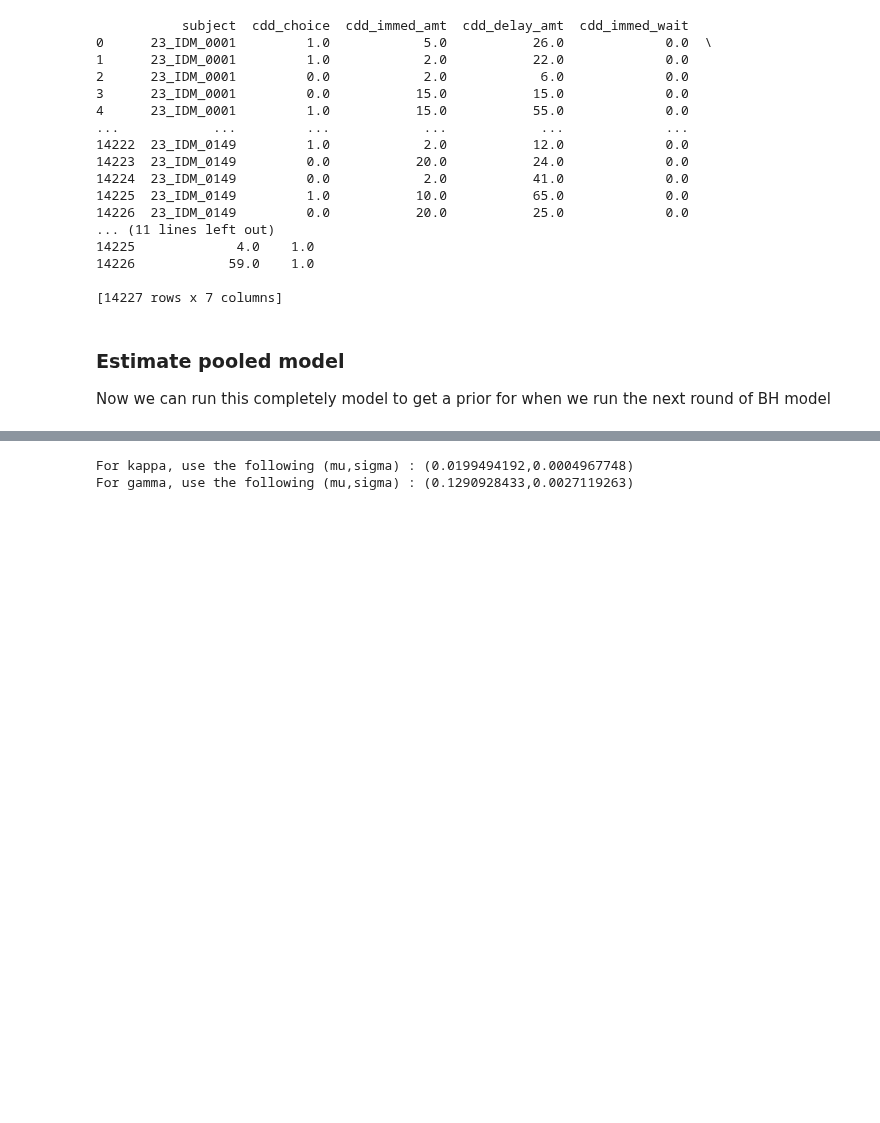
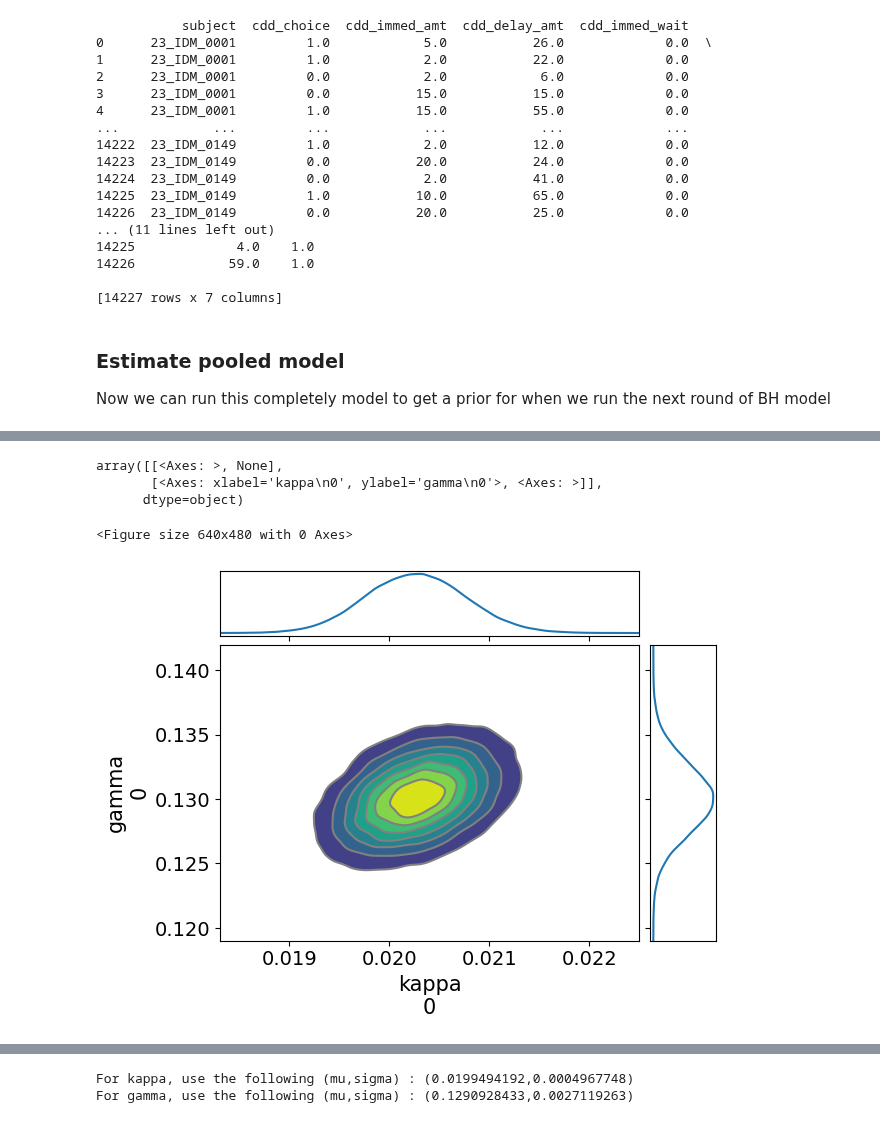
Before and after one commit to CDN-Lab/BH_model, a Jupyter notebook: complete_pool_as_prior.ipynb, the cells around one changed output, grey strips where cells are left out. Saved outputs shown, nothing was run; the diff lists cells and outputs as text; code cells hidden in the pictures; blank space fills up the shorter version.

```diff
--- a/complete_pool_as_prior.ipynb
+++ b/complete_pool_as_prior.ipynb
@@ -142,0 +138,9 @@ KeyError: 'cdd_trial_resp.corr'
+# %%
+plt.figure()
+az.plot_pair(trace_pool,kind='kde', var_names=["kappa","gamma"],marginals=True)
+# %% [output]
+array([[<Axes: >, None],
+       [<Axes: xlabel='kappa\n0', ylabel='gamma\n0'>, <Axes: >]],
+      dtype=object)
+<Figure size 640x480 with 0 Axes>
+[figure, added]
```
Also changed, not shown: parts of 5 cells of this notebook.
